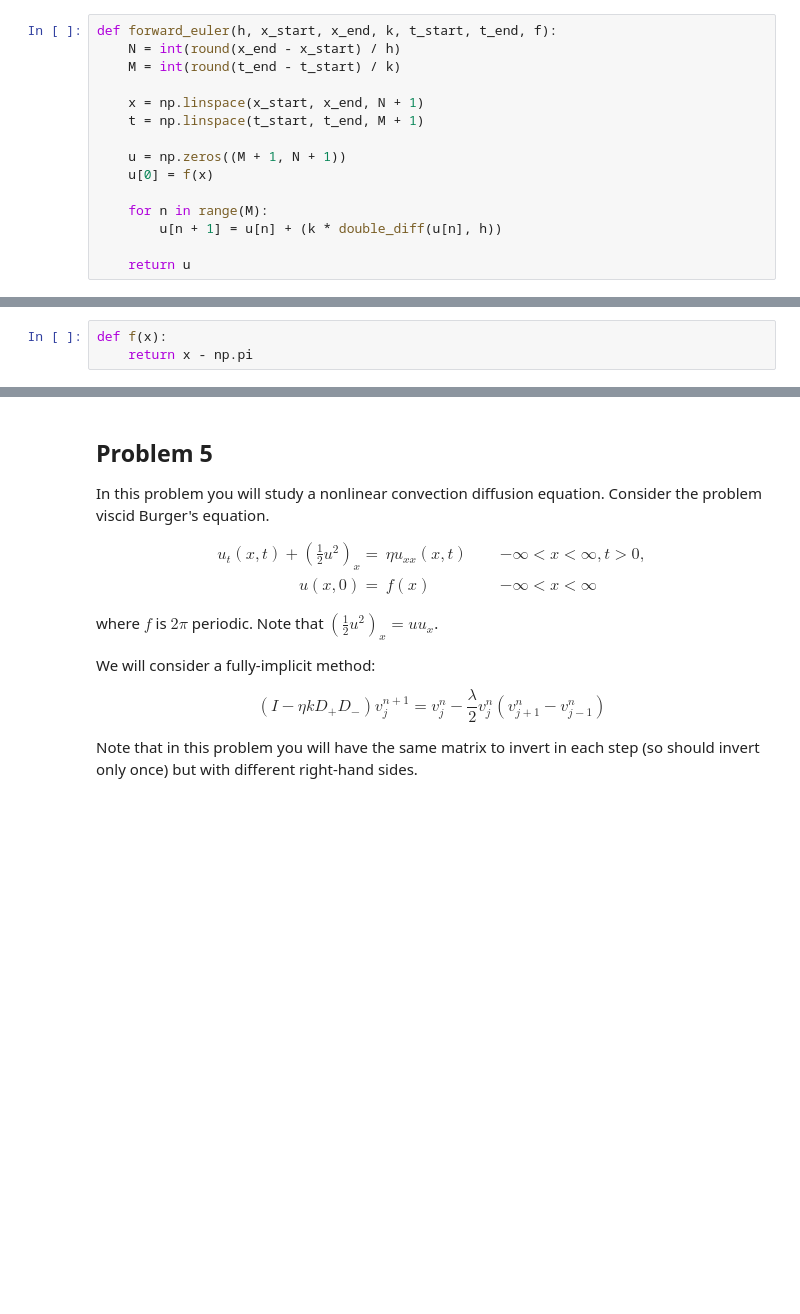
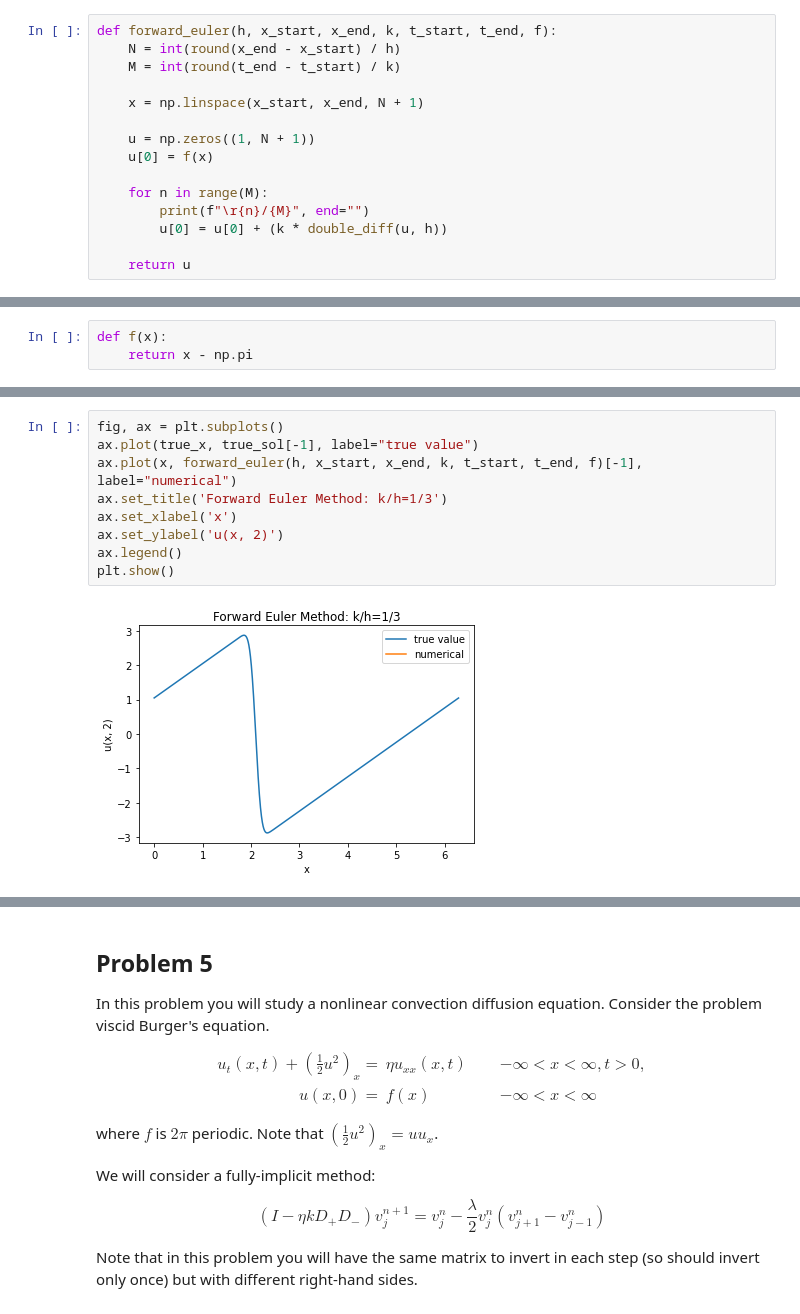
Before and after one commit to ianpotpie/APMA2550, a Jupyter notebook: assignments/hw02/APMA2550_HW02.ipynb, the cells around one changed output, grey strips where cells are left out. Cells and saved outputs as stored; diff of their text form; blank space fills up the shorter version.

```diff
--- a/assignments/hw02/APMA2550_HW02.ipynb
+++ b/assignments/hw02/APMA2550_HW02.ipynb
@@ -299,13 +299,13 @@ def forward_euler(h, x_start, x_end, k, t_start, t_end, f):
     M = int(round(t_end - t_start) / k)
 
     x = np.linspace(x_start, x_end, N + 1)
-    t = np.linspace(t_start, t_end, M + 1)
 
-    u = np.zeros((M + 1, N + 1))
+    u = np.zeros((1, N + 1))
     u[0] = f(x)
 
     for n in range(M):
-        u[n + 1] = u[n] + (k * double_diff(u[n], h))
+        print(f"\r{n}/{M}", end="")
+        u[0] = u[0] + (k * double_diff(u, h))
 
     return u
 # %%
@@ -342,0 +378,11 @@ MemoryError: Unable to allocate 33.5 GiB for an array with shape (3001, 1500001)
+# %%
+fig, ax = plt.subplots()
+ax.plot(true_x, true_sol[-1], label="true value")
+ax.plot(x, forward_euler(h, x_start, x_end, k, t_start, t_end, f)[-1], label="numerical")
+ax.set_title('Forward Euler Method: k/h=1/3')
+ax.set_xlabel('x')
+ax.set_ylabel('u(x, 2)')
+ax.legend()
+plt.show()
+# %% [output]
+[figure, added]
```
Also changed, not shown: parts of 10 cells of this notebook.
